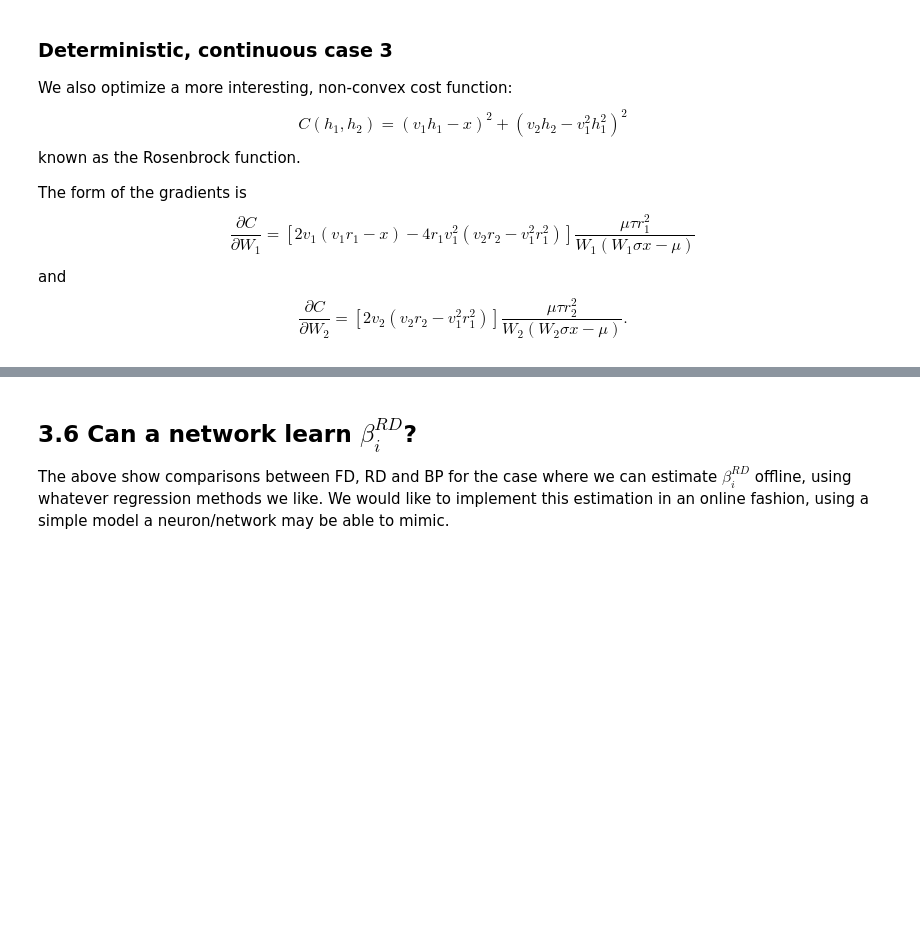
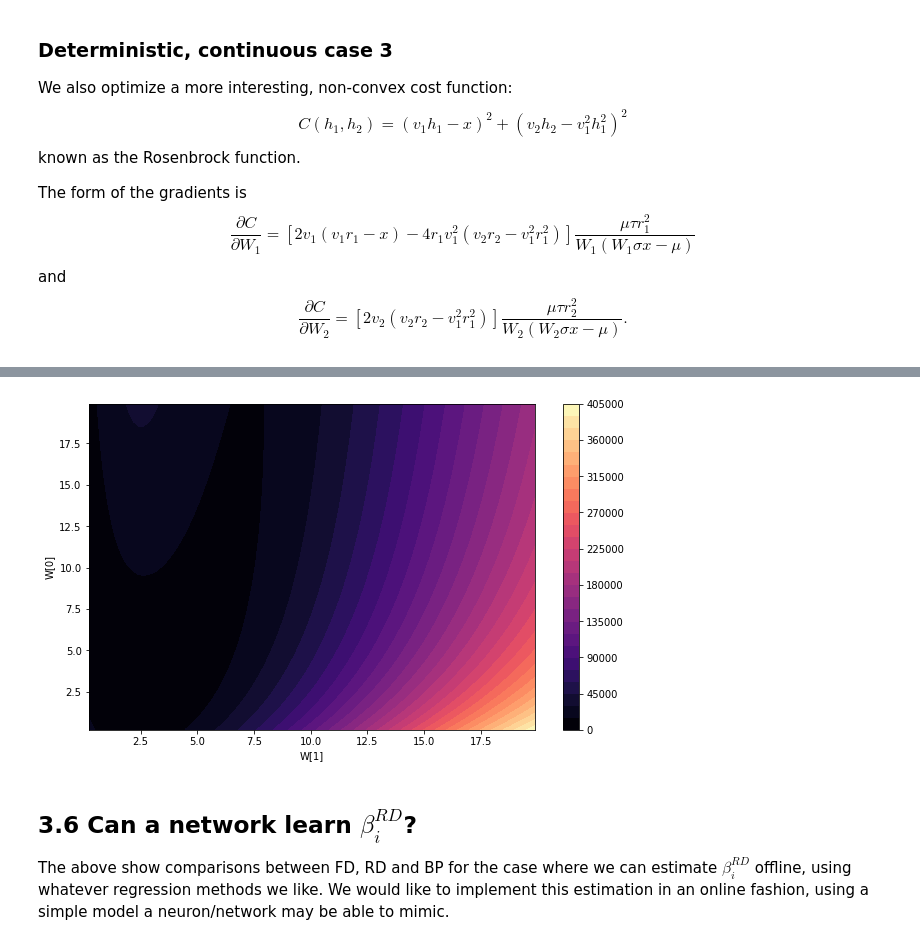
Before and after one commit to benlansdell/rdd, a Jupyter notebook: rdd.ipynb, the cells around one changed output, grey strips where cells are left out. Drawn from its saved outputs; the diff is of its cells as text; code cells hidden in the pictures; blank space fills up the shorter version.

```diff
--- a/rdd.ipynb
+++ b/rdd.ipynb
@@ -864,3 +885,18 @@ $$
+# %%
+cost3 = lambda w1, w2: ((1/(tau_r-tau*np.log(1-mu/(w1*sigma*x))))-.1*x**2)**2+((1/(tau_r-tau*np.log(1-mu/(w2
+            *sigma*x))))-.02*(1/(tau_r-tau*np.log(1-mu/(w1*sigma*x)))-70)**2-60)**2
+
+wmin = 0.1
+wmax = 20
+Cost3 = tabulate(np.linspace(wmin,wmax,N),np.linspace(wmin,wmax,N),cost3)
+
+fig, ax1 = plt.subplots(1,1)
+a=ax1.contourf(Cost3, 30, cmap='magma', origin='lower', extent=[wmin, wmax, wmin, wmax])
+ax1.set_ylabel('W[0]')
+ax1.set_xlabel('W[1]');
+fig.colorbar(a);
+# %% [output]
+[figure, added]
 # %% [markdown]
 ## 3.6 Can a network learn $\beta_i^{RD}$?
 
```
Also changed, not shown: parts of 3 cells of this notebook, 1 other file.
